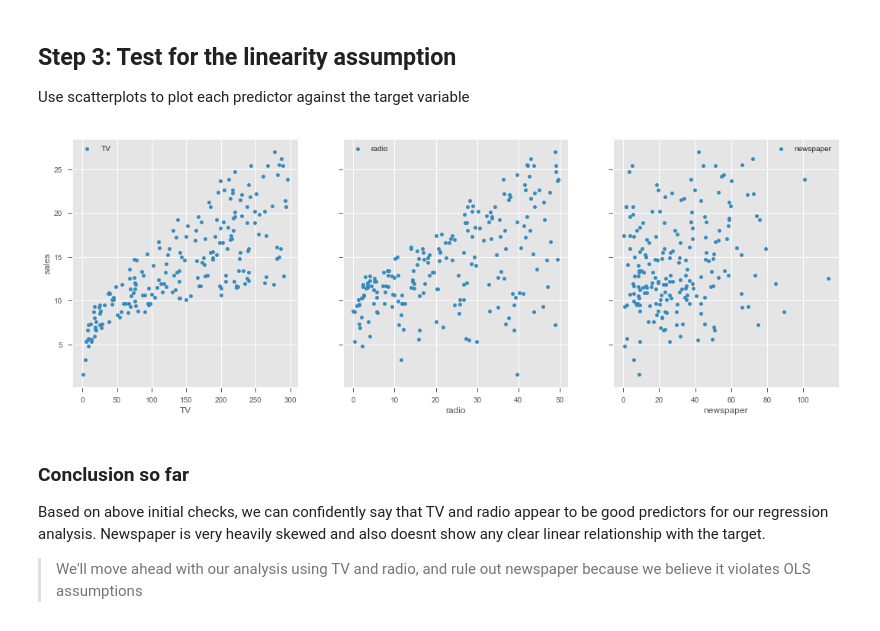
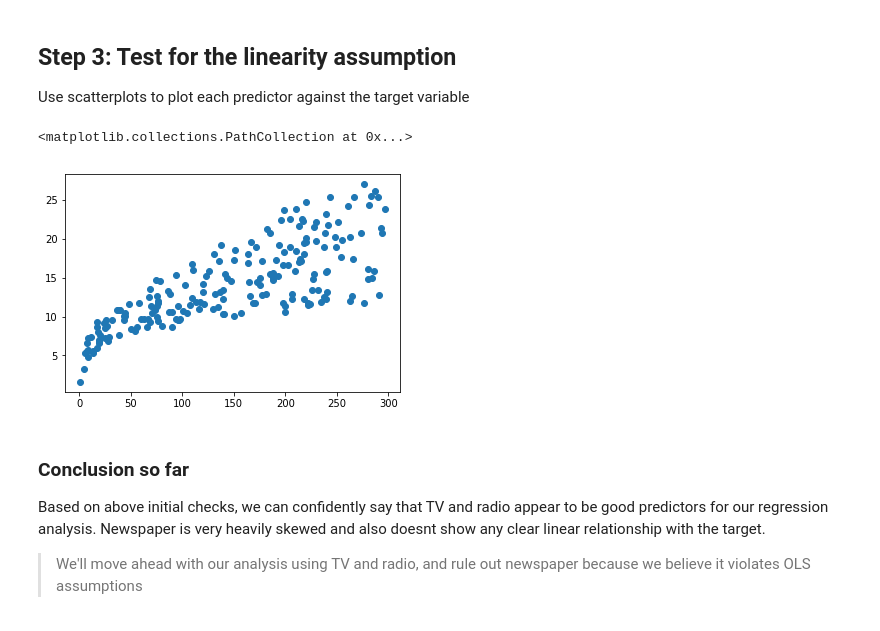
Before and after one commit to Mcllstr/dsc-ols-statsmodels-lab-dc-ds-060319, a Jupyter notebook: index.ipynb, the cells around one changed output. Cells and saved outputs as stored; diff of their text form; code cells hidden in the pictures.

```diff
--- a/index.ipynb
+++ b/index.ipynb
@@ -90,9 +90,10 @@ The 'normed' kwarg was deprecated in Matplotlib 2.1 and will be removed in 3.1.
 Use scatterplots to plot each predictor against the target variable
 # %%
 # visualize the relationship between the preditors and the target using scatterplots
-plt.scatter
+plt.scatter(df.TV, df.sales)
 # %% [output]
+<matplotlib.collections.PathCollection at 0x...>
-[figure, old version]
+[figure, new version]
 # %%
 # Record yor observations on linearity here
 # %% [markdown]
```
